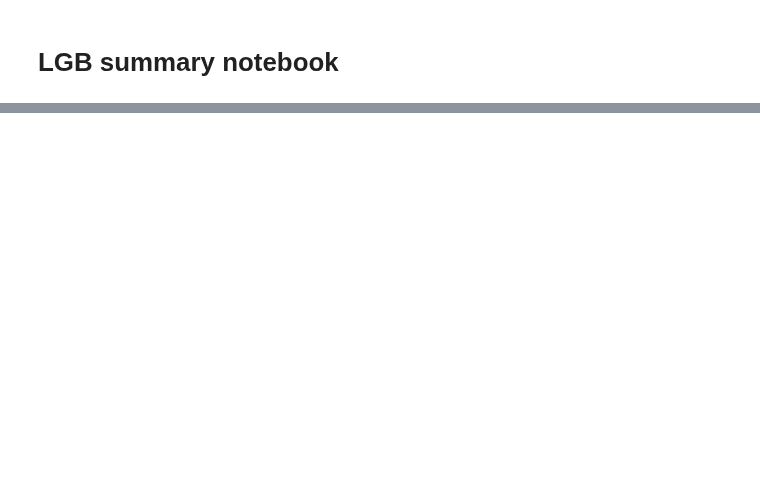
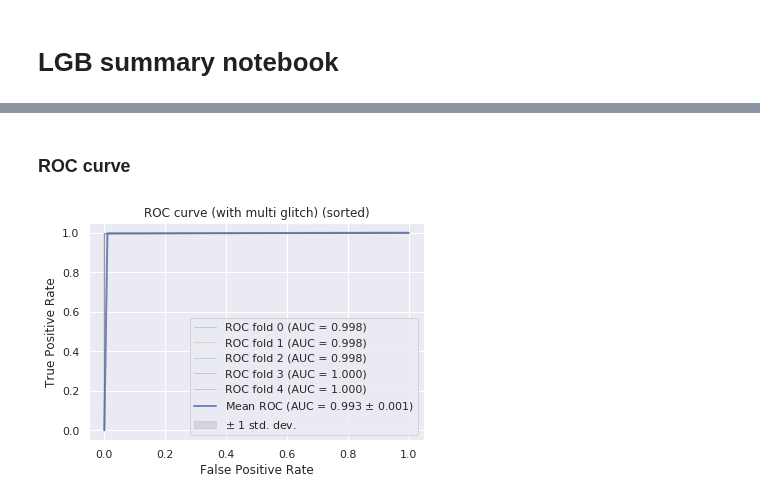
Before and after one commit to Paolo97Gll/bachelor_thesis, a Jupyter notebook: ml_models/LGB/LGB.ipynb, the cells around one changed output, grey strips where cells are left out. Saved outputs shown, nothing was run; the diff lists cells and outputs as text; code cells hidden in the pictures; blank space fills up the shorter version.

```diff
--- a/ml_models/LGB/LGB.ipynb
+++ b/ml_models/LGB/LGB.ipynb
@@ -33,0 +438,16 @@ ModuleNotFoundError: No module named 'lightgbm'
+# %% [markdown]
+### ROC curve
+# %%
+# Classifier and cross-validation method
+clf = KNeighborsClassifier(n_neighbors=best_n_neighbors,
+                           weights=best_weights,
+                           algorithm=best_algorithm,
+                           leaf_size=best_leaf_size,
+                           p=best_p,
+                           n_jobs=-1)
+cv = StratifiedKFold(n_splits=5)
+
+# Plot ROC curve
+plot_roc_curve(clf, data_s, target, cv, 'ROC curve (with multi glitch) (sorted)', 'ris/plots/s-roc_curve.pdf')
+# %% [output]
+[figure, added]
```
Also changed, not shown: parts of 43 cells of this notebook.
